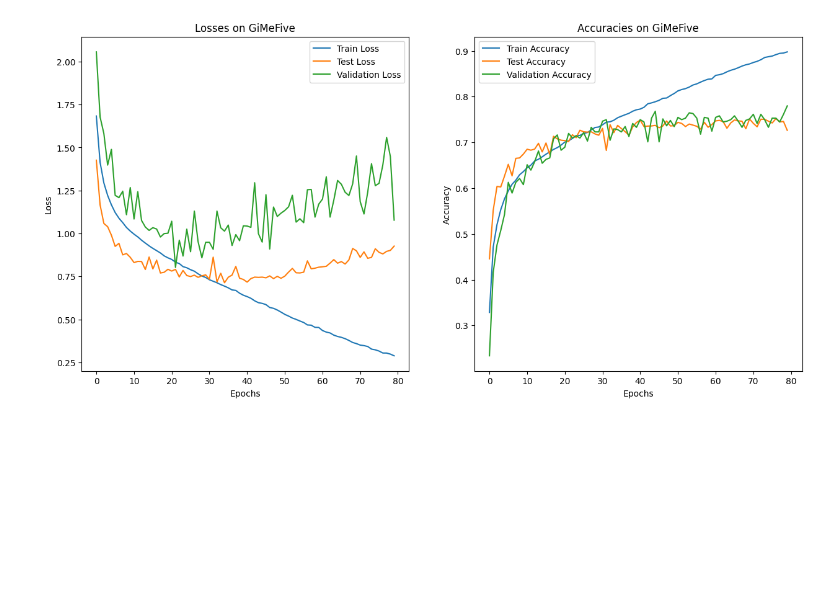
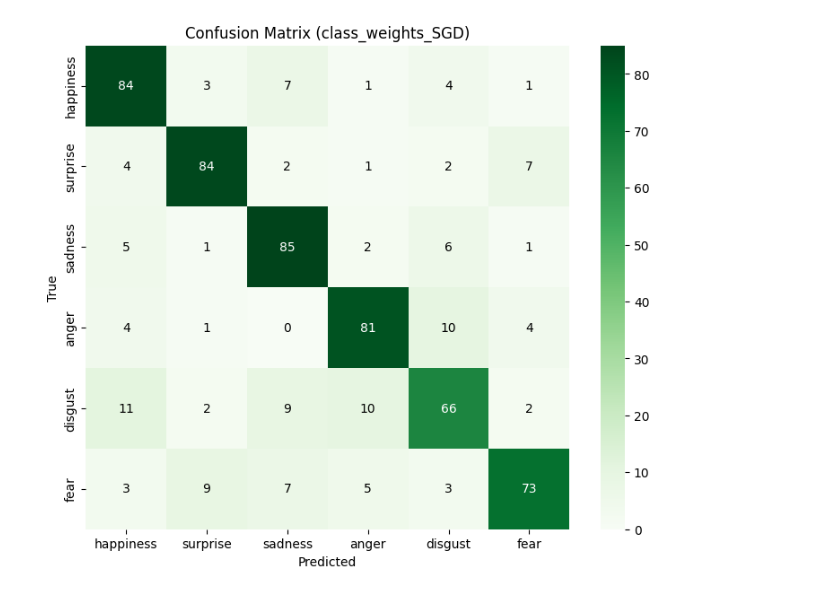
Before and after one commit to fabalcu97/SEP-CVDL, a Jupyter notebook: modified/validation.ipynb, the cells around one changed output. Cells and saved outputs as stored; diff of their text form; code cells hidden in the pictures; blank space fills up the shorter version.

```diff
--- a/modified/validation.ipynb
+++ b/modified/validation.ipynb
@@ -258,39 +51,0 @@ No improvement in validation accuracy for 1 epochs.
-# %%
-actual_epochs = num_epochs
-file_name = "modified_learning_curve.png"
-
-plt.figure(figsize=(15, 7))
-plt.subplot(1, 2, 1)
-plt.plot(
-    range(actual_epochs), train_losses, label="Train Loss"
-)  # change this number after '(1, _)' to num_epochs+1
-plt.plot(
-    range(actual_epochs), test_losses, label="Test Loss"
-)  # change this number after '(1, _)' to num_epochs+1
-plt.plot(
-    range(actual_epochs), val_losses, label="Validation Loss"
-)  # change this number after '(1, _)' to num_epochs+1
-plt.xlabel("Epochs")
-plt.ylabel("Loss")
-plt.title("Losses on GiMeFive")  # change
-plt.legend()
-
-plt.subplot(1, 2, 2)
-plt.plot(
-    range(actual_epochs), train_accuracies, label="Train Accuracy"
-)  # change this number after '(1, _)' to num_epochs+1
-plt.plot(
-    range(actual_epochs), test_accuracies, label="Test Accuracy"
-)  # change this number after '(1, _)' to num_epochs+1
-plt.plot(
-    range(actual_epochs), val_accuracies, label="Validation Accuracy"
-)  # change this number after '(1, _)' to num_epochs+1
-plt.xlabel("Epochs")
-plt.ylabel("Accuracy")
-plt.title("Accuracies on GiMeFive")  # change
-plt.legend()
-
-plt.savefig(file_name, dpi=400, bbox_inches="tight", pad_inches=0.1)
-plt.show()
-# %% [output]
-[figure, removed]
@@ -307,0 +97,30 @@ df.to_csv('result_gimefive.csv', index=False) # change this CSV
+# %%
+file_name = f"outputs/{experiment_name}/confusion_matrix.png"
+scores_file = f"outputs/{experiment_name}/validation_classification_scores.csv"
+
+
+df = pd.read_csv(scores_file)
+class_names = ["happiness", "surprise", "sadness", "anger", "disgust", "fear"]
+df["true"] = df["filepath"].apply(lambda x: x.split("_")[1].split(".")[0])
+df["predicted"] = df[class_names].idxmax(axis=1)
+
+confusion_matrix = pd.crosstab(
+    df["true"], df["predicted"], rownames=["True"], colnames=["Predicted"]
+)
+confusion_matrix = confusion_matrix.reindex(
+    index=class_names, columns=class_names, fill_value=0
+)
+
+plt.figure(figsize=(9, 7))
+ax = sns.heatmap(
+    confusion_matrix, fmt="d", cmap="Greens", square=True, cbar=True, annot_kws=None
+)  # cmap= PiYG, Blues, BuPu, Greens, Oranges, YlGnBu, coolwarm
+for i, row in enumerate(confusion_matrix.values):
+    for j, val in enumerate(row):
+        text_color = "white" if i == j else "black"
+        ax.text(j + 0.5, i + 0.5, val, color=text_color, ha="center", va="center")
+plt.title(f"Confusion Matrix ({experiment_name})")
+plt.savefig(file_name, dpi=400, bbox_inches="tight", pad_inches=0.1)
+plt.show()
+# %% [output]
+[figure, added]
```
Also changed, not shown: parts of 11 cells of this notebook, 15 other files.
